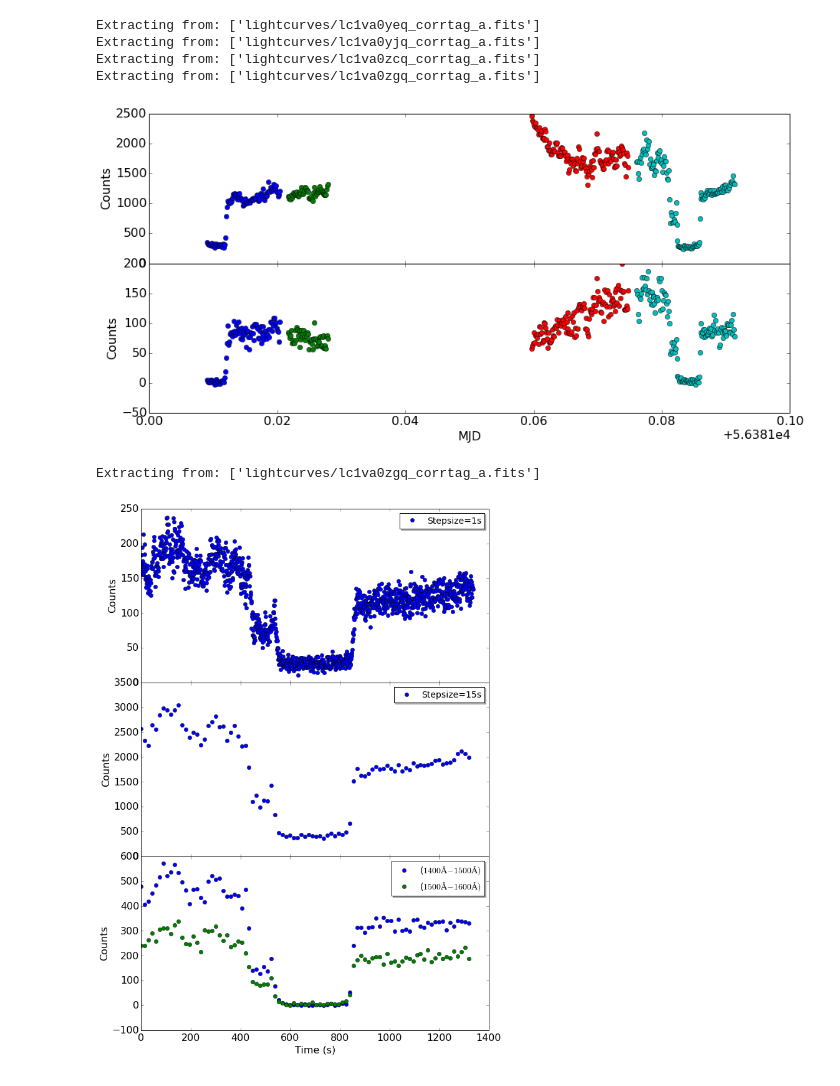
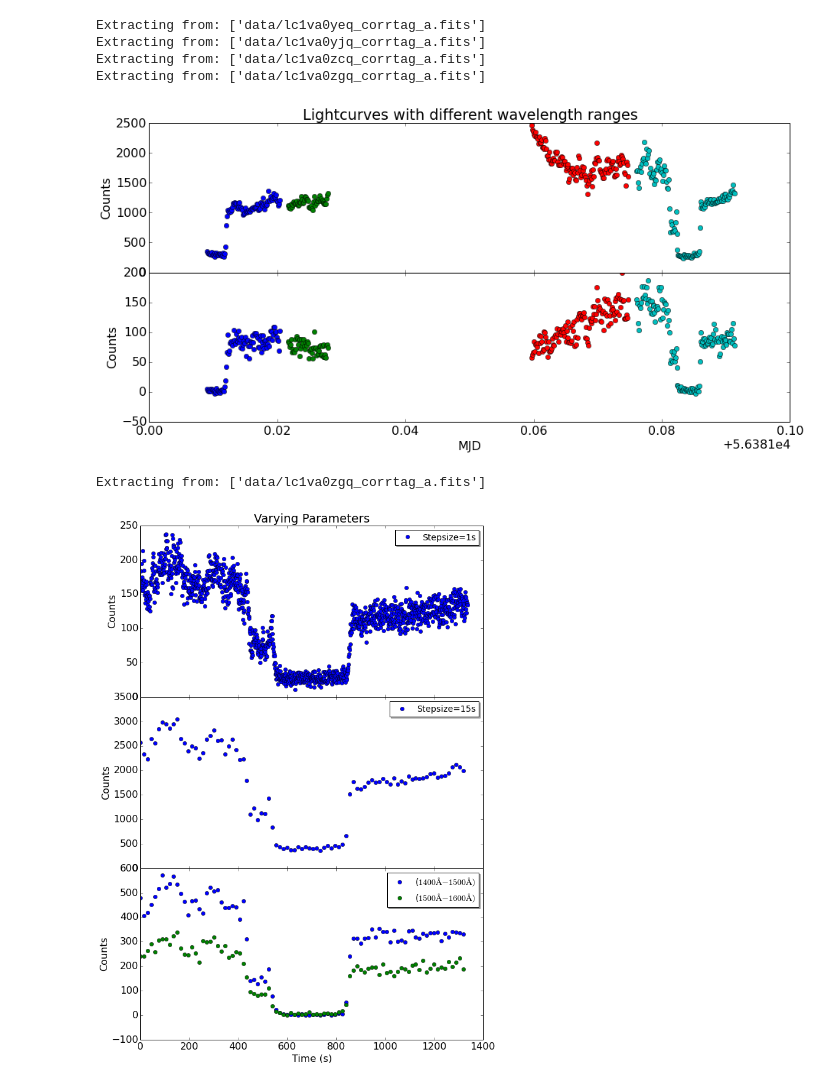
Before and after one commit to justincely/AAS224, a Jupyter notebook: lightcurve_tutorial.ipynb, the cells around one changed output. Cells and saved outputs as stored; diff of their text form; code cells hidden in the pictures.

```diff
--- a/lightcurve_tutorial.ipynb
+++ b/lightcurve_tutorial.ipynb
@@ -57,7 +90,7 @@ ax.set_xlim(1000, 2200)
 # %%
 fig, (ax1, ax2) = plt.subplots(2, figsize=(15, 7), sharex=True)
 
-datasets = glob.glob('lightcurves/*corrtag_a*')
+datasets = glob.glob('data/lc1v?????_corrtag_a*')
 datasets.sort()
 
 for item in datasets:
@@ -75,47 +108,47 @@ ax1.set_ylabel('Counts')
 ax2.set_xlabel('MJD')
 ax2.set_ylabel('Counts')
 
+ax1.set_title('Lightcurves with different wavelength ranges')
+
 fig.subplots_adjust(hspace=0)
 fig.savefig('eclipse.pdf', bbox_inches='tight')
 # %% [output]
-Extracting from: ['lightcurves/lc1va0yeq_corrtag_a.fits']
-Extracting from: ['lightcurves/lc1va0yjq_corrtag_a.fits']
-Extracting from: ['lightcurves/lc1va0zcq_corrtag_a.fits']
-Extracting from: ['lightcurves/lc1va0zgq_corrtag_a.fits']
+Extracting from: ['data/lc1va0yeq_corrtag_a.fits']
+Extracting from: ['data/lc1va0yjq_corrtag_a.fits']
+Extracting from: ['data/lc1va0zcq_corrtag_a.fits']
+Extracting from: ['data/lc1va0zgq_corrtag_a.fits']
-[figure, old version]
+[figure, new version]
 # %%
-
-dataset = 'lightcurves/lc1va0zgq_corrtag_a.fits'
-#dataset = 'lightcurves/lc1va0yeq_corrtag_a.fits'
+dataset = 'data/lc1va0zgq_corrtag_a.fits'
 
 fig, (ax1, ax2, ax3) = plt.subplots(3, figsize=(10,15), sharex=True)
 
 lc = lightcurve.open(filename=dataset, step=1)
 ax1.plot(lc.times, lc.counts, 'o', label='Stepsize=1s')
 ax1.legend(shadow=True, numpoints=1, loc='best', fontsize=14)
 ax1.set_ylabel('Counts')
 
 
 #-- Re-extract with different stepsize
 lc.extract(step=15)
 ax2.plot(lc.times, lc.counts, 'o', label='Stepsize=15s')
 ax2.legend(shadow=True, numpoints=1, loc='best', fontsize=14)
 ax2.set_ylabel('Counts')
 
 #-- A select wavelength or two
 lc.extract(step=15, wlim=(1400, 1500))
 ax3.plot(lc.times, lc.counts, 'o', label='($1400\AA - 1500\AA)$')
 
 lc.extract(step=15, wlim=(1500, 1600))
 ax3.plot(lc.times, lc.counts, 'o', label='($1500\AA - 1600\AA)$')
 
 ax3.legend(shadow=True, numpoints=1, loc='best', fontsize=14)
 ax3.set_ylabel('Counts')
 ax3.set_xlabel('Time (s)')
 
+ax1.set_title('Varying Parameters')
 fig.subplots_adjust(hspace=0)
-#fig.tight_layout()
 fig.savefig('eclipse_things.pdf', bbox_inches='tight')
 # %% [output]
-Extracting from: ['lightcurves/lc1va0zgq_corrtag_a.fits']
+Extracting from: ['data/lc1va0zgq_corrtag_a.fits']
-[figure, old version]
+[figure, new version]
```
Also changed, not shown: parts of 10 cells of this notebook, 2 other files.
